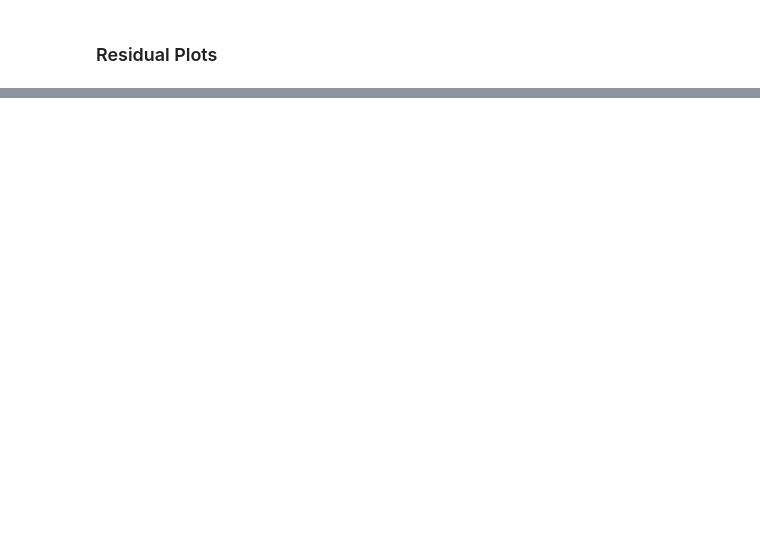
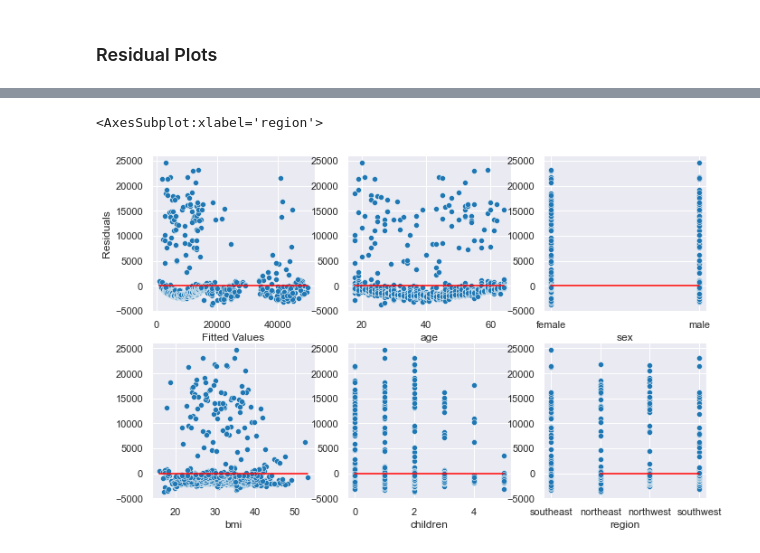
Before and after one commit to nataliekhao/STAT303-2-Project, a Jupyter notebook: Final_Code.ipynb, the cells around one changed output, grey strips where cells are left out. Cells and saved outputs as stored; diff of their text form; code cells hidden in the pictures; blank space fills up the shorter version.

Commit message:
Added stratified training RMSE
Created training data stratified by age and used it to calculate RMSE and transform age variable to deal with non-linearity

```diff
--- a/Final_Code.ipynb
+++ b/Final_Code.ipynb
@@ -91,0 +112,13 @@ sns.lineplot(ax = axes[1][2], x = [train.region.min(), train.region.max()], y =
+# %%
+#df = train_strata, formula = 'charges ~ age + binned_bmi*smoker + children + region'
+
+ols_object = smf.ols(formula = 'charges ~ age + sex + bmi_binned*smoker + children + region', data = train_strata)
+model = ols_object.fit()
+print(model.summary())
+
+#Stats
+pred = model.predict(test_strata)
+
+print('RMSE:',np.sqrt(((test_strata.charges - pred)**2).mean()))
+print('RSE:', np.sqrt(model.mse_resid))
+print('R2:', model.rsquared)
@@ -91,0 +143,27 @@ sns.lineplot(ax = axes[1][2], x = [train.region.min(), train.region.max()], y =
+# %%
+sns.set(font_scale = 1)
+plt.rcParams["figure.figsize"] = (11, 7)
+fig, axes = plt.subplots(2, 3)
+train = train_strata
+
+sns.scatterplot(ax = axes[0][0], x = model.fittedvalues, y = model.resid, color = '#1f77b4')
+sns.lineplot(ax = axes[0][0], x = [model.fittedvalues.min(), model.fittedvalues.max()], y = [0,0], color = 'red')
+axes[0][0].set(xlabel = 'Fitted Values', ylabel = 'Residuals')
+
+sns.scatterplot(ax = axes[0][1], x = train.age, y = model.resid, color = '#1f77b4')
+sns.lineplot(ax = axes[0][1], x = [train.age.min(), train.age.max()], y = [0,0], color = 'red')
+
+sns.scatterplot(ax = axes[0][2], x = train.sex, y = model.resid, color = '#1f77b4')
+sns.lineplot(ax = axes[0][2], x = [train.sex.min(), train.sex.max()], y = [0,0], color = 'red')
+
+sns.scatterplot(ax = axes[1][0], x = train.bmi, y = model.resid, color = '#1f77b4')
+sns.lineplot(ax = axes[1][0], x = [train.bmi.min(), train.bmi.max()], y = [0,0], color = 'red')
+
+sns.scatterplot(ax = axes[1][1], x = train.children, y = model.resid, color = '#1f77b4')
+sns.lineplot(ax = axes[1][1], x = [train.children.min(), train.children.max()], y = [0,0], color = 'red')
+
+sns.scatterplot(ax = axes[1][2], x = train.region, y = model.resid, color = '#1f77b4')
+sns.lineplot(ax = axes[1][2], x = [train.region.min(), train.region.max()], y = [0,0], color = 'red')
+# %% [output]
+<AxesSubplot:xlabel='region'>
+[figure, added]
```
Also changed, not shown: parts of 11 cells of this notebook, 1 other file.
